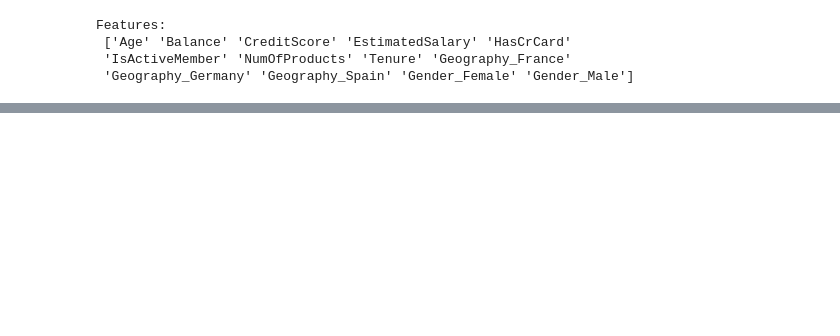
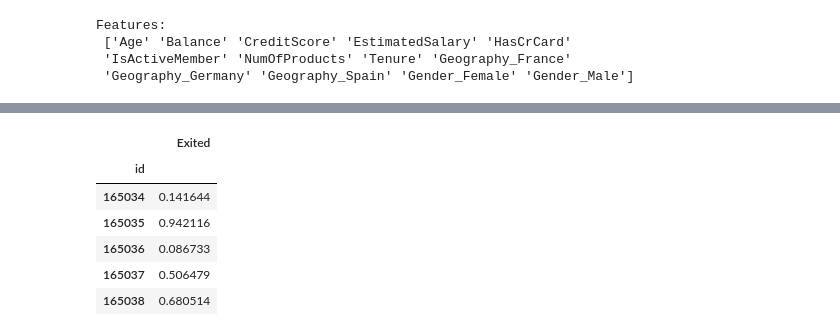
Before and after one commit to chalseoko/bank-churn-binary-classification, a Jupyter notebook: bank-churn-binary-classification.ipynb, the cells around one changed output, grey strips where cells are left out. Saved outputs shown, nothing was run; the diff lists cells and outputs as text; code cells hidden in the pictures; blank space fills up the shorter version.

```diff
--- a/bank-churn-binary-classification.ipynb
+++ b/bank-churn-binary-classification.ipynb
@@ -148,0 +142,12 @@ plt.show()
+# %%
+submission = pd.read_csv('/kaggle/input/playground-series-s4e1/sample_submission.csv', index_col='id')
+submission['Exited'] = rs_clf.best_estimator_.predict_proba(X_pred)[:,1]
+submission.head()
+# %% [output]
+|  | Exited |
+| id |  |
+| 165034 | 0.141644 |
+| 165035 | 0.942116 |
+| 165036 | 0.086733 |
+| 165037 | 0.506479 |
+| 165038 | 0.680514 |
```
Also changed, not shown: parts of 15 cells of this notebook.
